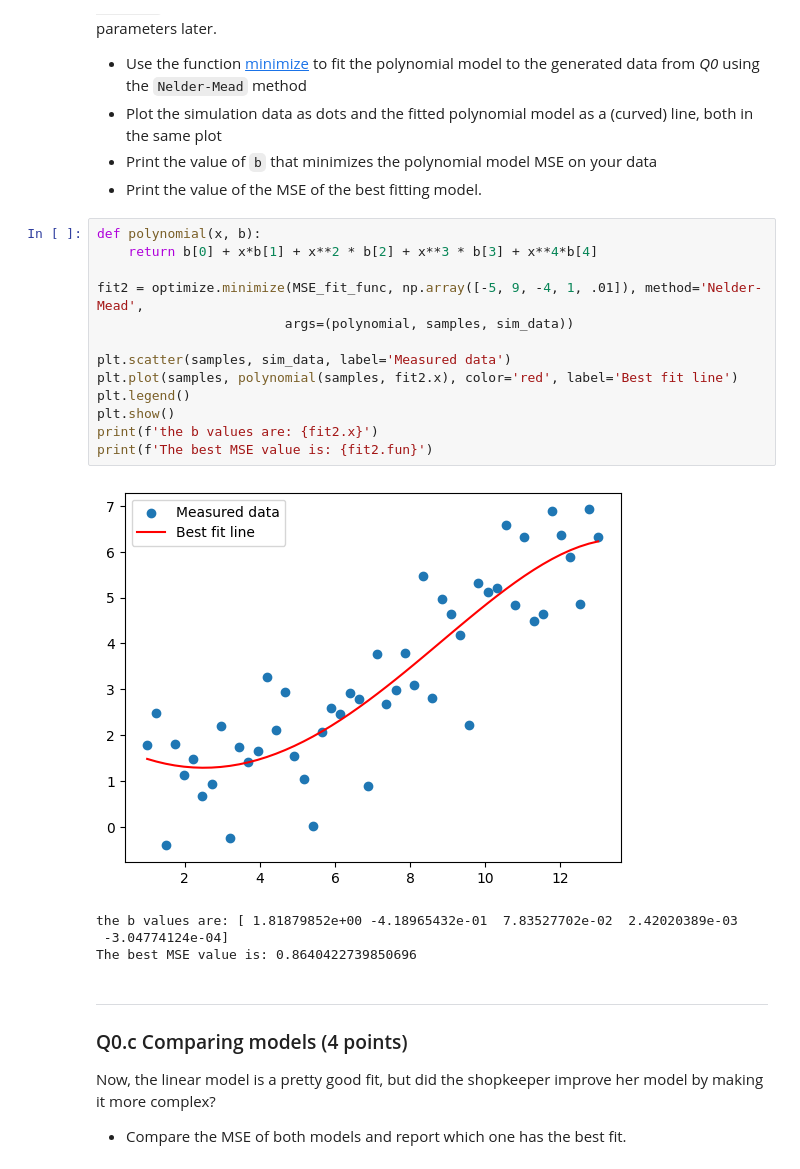
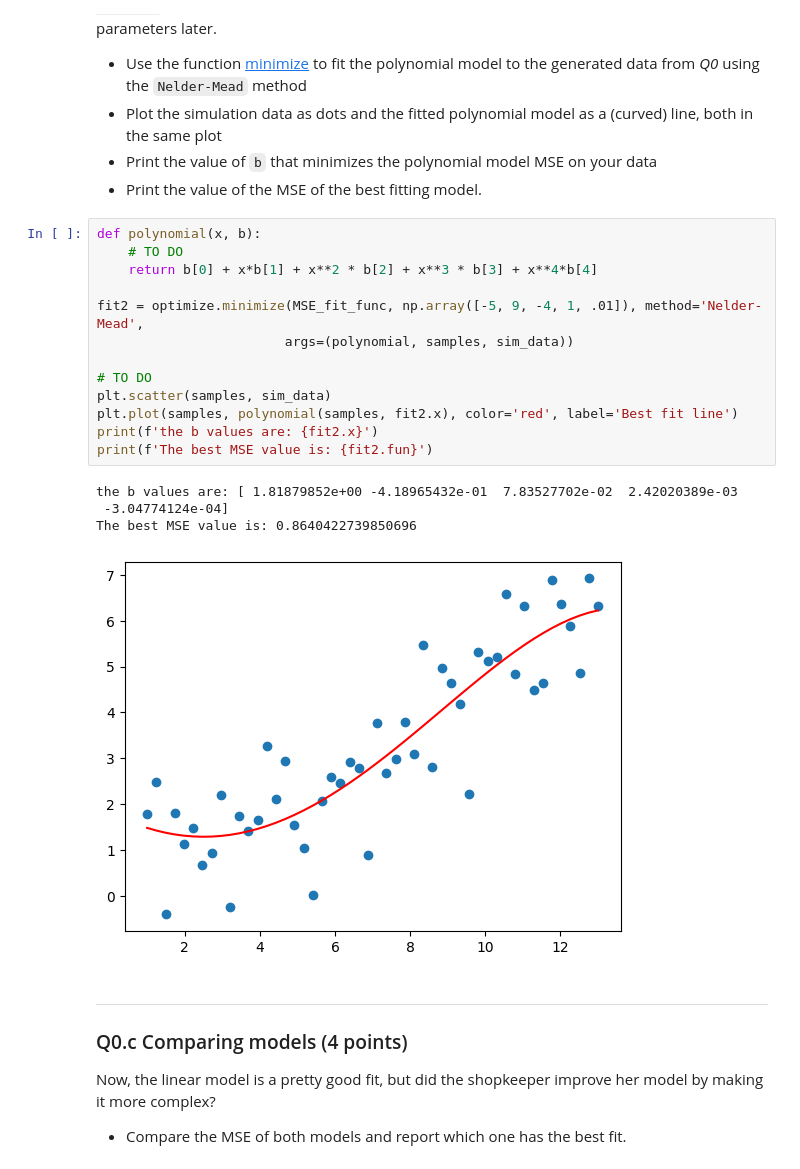
Before and after one commit to YorbenKoolhaas/cogmod, a Jupyter notebook: hw2/Assignment_2.ipynb, the cells around one changed output. Drawn from its saved outputs; the diff is of its cells as text.

```diff
--- a/hw2/Assignment_2.ipynb
+++ b/hw2/Assignment_2.ipynb
@@ -155,22 +155,22 @@ When minimizing multiple parameters, we'll need to provide starting values for `
 * Print the value of the MSE of the best fitting model.
 # %%
 def polynomial(x, b):
+    # TO DO
     return b[0] + x*b[1] + x**2 * b[2] + x**3 * b[3] + x**4*b[4]
 
 fit2 = optimize.minimize(MSE_fit_func, np.array([-5, 9, -4, 1, .01]), method='Nelder-Mead',
                         args=(polynomial, samples, sim_data))
 
-plt.scatter(samples, sim_data, label='Measured data')
+# TO DO
+plt.scatter(samples, sim_data)
 plt.plot(samples, polynomial(samples, fit2.x), color='red', label='Best fit line')
-plt.legend()
-plt.show()
 print(f'the b values are: {fit2.x}')
 print(f'The best MSE value is: {fit2.fun}')
 # %% [output]
+the b values are: [ 1.81879852e+00 -4.18965432e-01  7.83527702e-02  2.42020389e-03
+ -3.04774124e-04]
+The best MSE value is: 0.8640422739850696
-[figure, old version]
+[figure, new version]
-the b values are: [ 1.81879852e+00 -4.18965432e-01  7.83527702e-02  2.42020389e-03
- -3.04774124e-04]
-The best MSE value is: 0.8640422739850696
 # %% [markdown]
 ---
 
```
Also changed, not shown: parts of 24 cells of this notebook.
